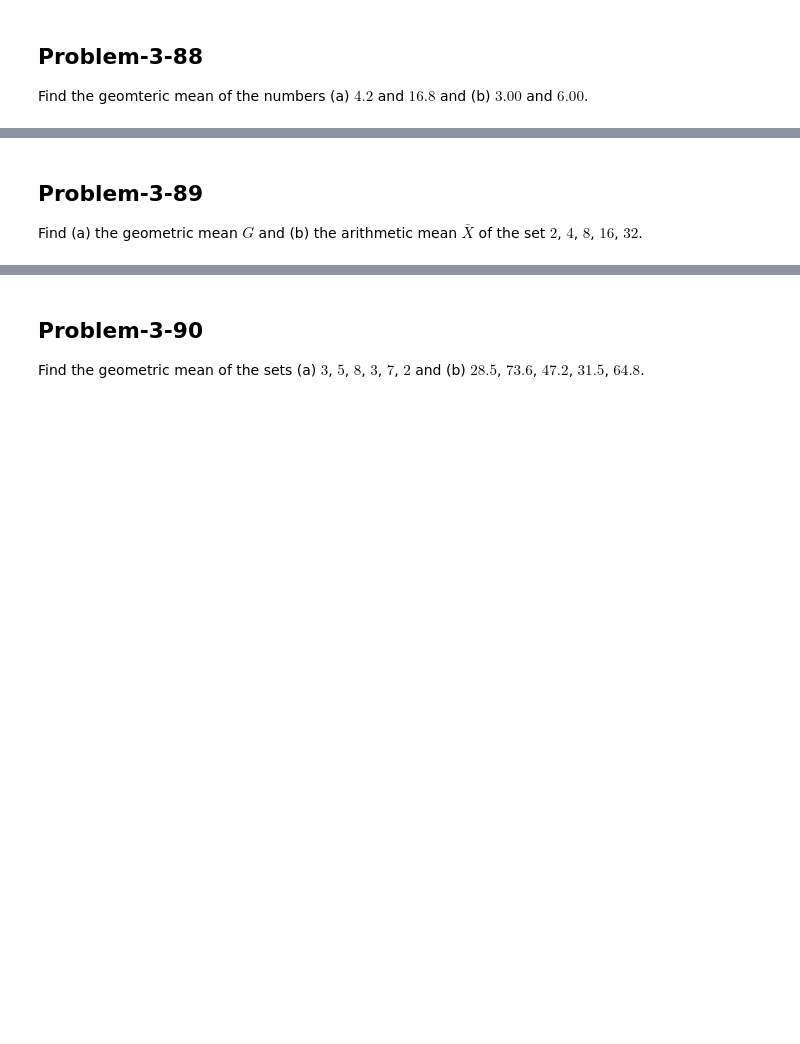
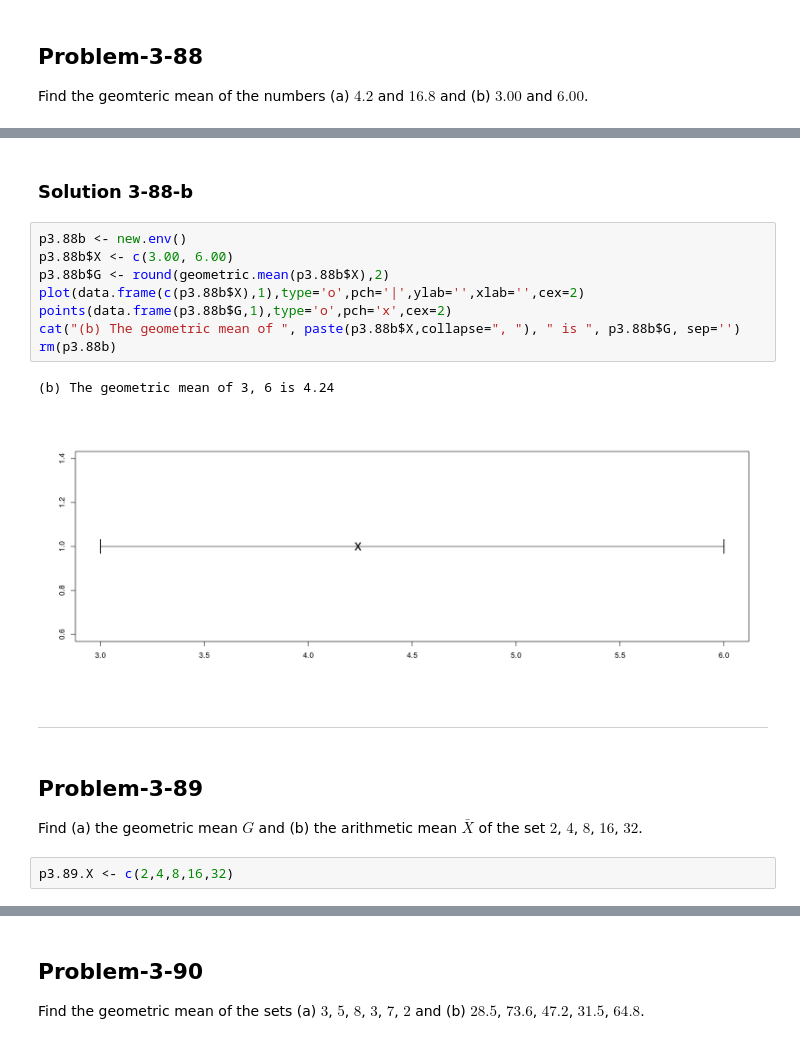
Before and after one commit to jbennett7/Statistics, a Jupyter notebook: 03 Chapter 3 The Mean, Median, Mode, and Other Measures of Central Tendency/03 Supplementary Problems/05 The geometric mean.ipynb, the cells around one changed output, grey strips where cells are left out. Drawn from its saved outputs; the diff is of its cells as text; blank space fills up the shorter version.

```diff
--- a/03 Chapter 3 The Mean, Median, Mode, and Other Measures of Central Tendency/03 Supplementary Problems/05 The geometric mean.ipynb
+++ b/03 Chapter 3 The Mean, Median, Mode, and Other Measures of Central Tendency/03 Supplementary Problems/05 The geometric mean.ipynb
@@ -24,3 +25,20 @@ rm(p3.88)
+# %% [markdown]
+### Solution 3-88-b
+# %%
+p3.88b <- new.env()
+p3.88b$X <- c(3.00, 6.00)
+p3.88b$G <- round(geometric.mean(p3.88b$X),2)
+plot(data.frame(c(p3.88b$X),1),type='o',pch='|',ylab='',xlab='',cex=2)
+points(data.frame(p3.88b$G,1),type='o',pch='x',cex=2)
+cat("(b) The geometric mean of ", paste(p3.88b$X,collapse=", "), " is ", p3.88b$G, sep='')
+rm(p3.88b)
+# %% [output]
+(b) The geometric mean of 3, 6 is 4.24
+[figure, added]
+# %% [markdown]
+---
 # %% [markdown]
 ## Problem-3-89
 Find (a) the geometric mean $G$ and (b) the arithmetic mean $\bar{X}$ of the set $2$, $4$, $8$, $16$, $32$.
+# %%
+p3.89.X <- c(2,4,8,16,32)
```
Also changed, not shown: parts of 25 cells of this notebook.
